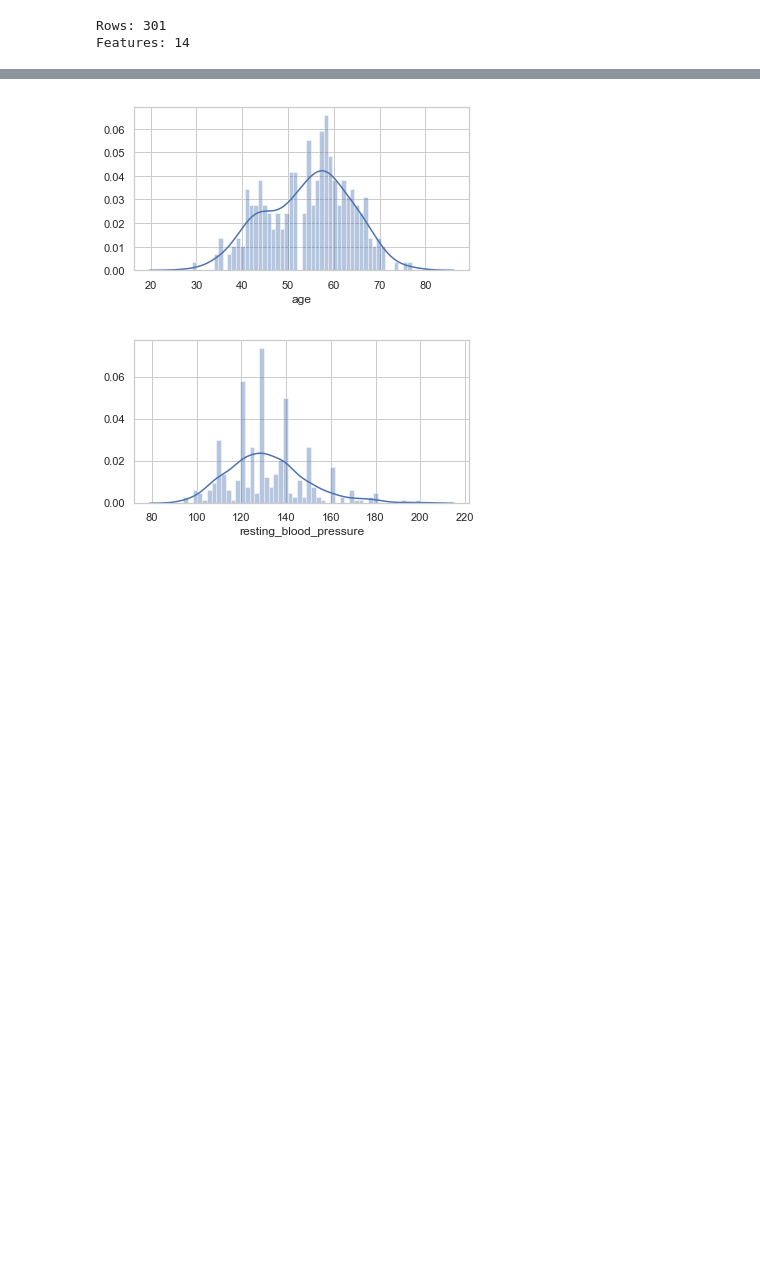
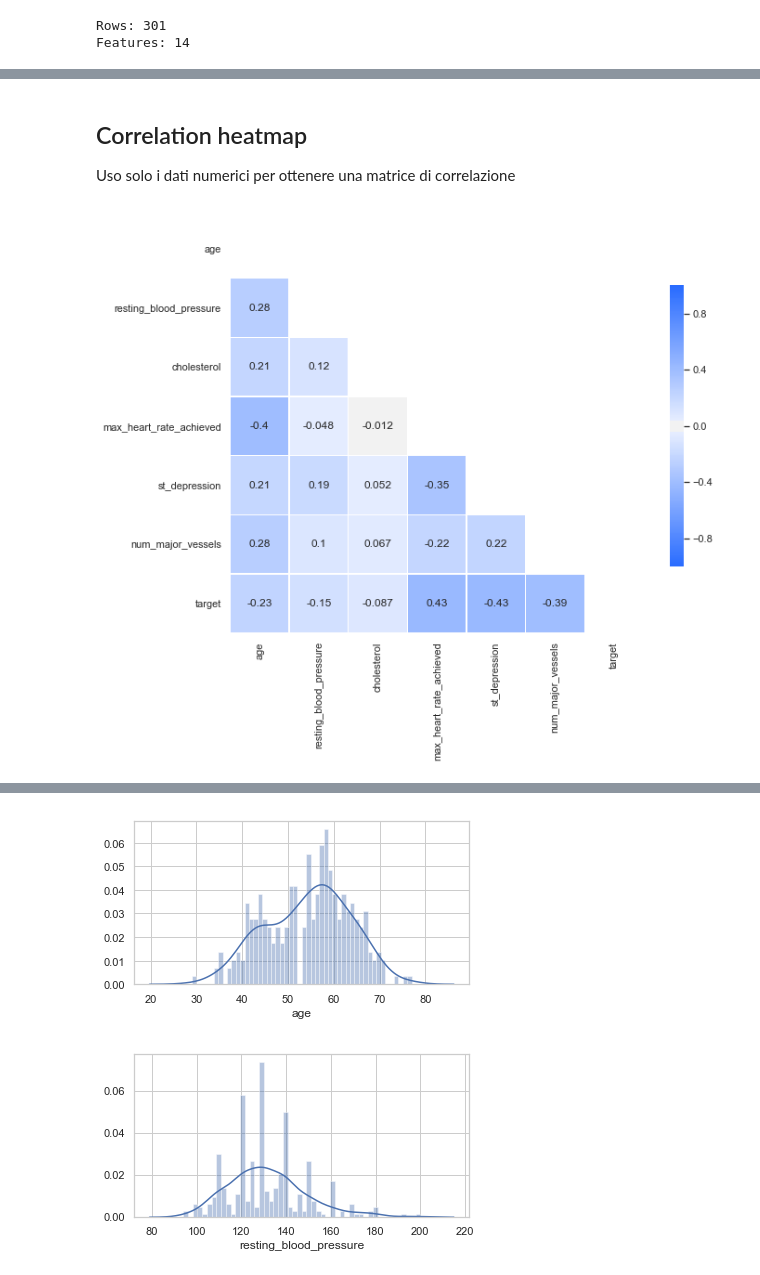
Before and after one commit to alessiogilardi/heart-disease-data-analysis-project, a Jupyter notebook: random_forest.ipynb, the cells around one changed output, grey strips where cells are left out. Drawn from its saved outputs; the diff is of its cells as text; code cells hidden in the pictures; blank space fills up the shorter version.

```diff
--- a/random_forest.ipynb
+++ b/random_forest.ipynb
@@ -139 +109,17 @@ memory usage: 45.3+ KB
+# %% [markdown]
+## Correlation heatmap
+
+Uso solo i dati numerici per ottenere una matrice di correlazione
+# %%
+# Matrix Correlation Plot
+corr = ds.corr(method='pearson')
+mask = np.zeros_like(corr)
+mask[np.triu_indices_from(mask)] = True
+plt.figure(figsize=(10,10))
+cmap = sns.diverging_palette(260, 260, s=100, l=50, n=9, as_cmap=True)
+sns.heatmap(corr, vmax=1, vmin=-1, center=0, square=True, linewidth=.5, cbar_kws={'shrink': .5}, annot=True, mask=mask, cmap=cmap)
+plt.tight_layout()
+plt.show()
+# %% [output]
+[figure, added]
 # %%
```
Also changed, not shown: parts of 37 cells of this notebook.
